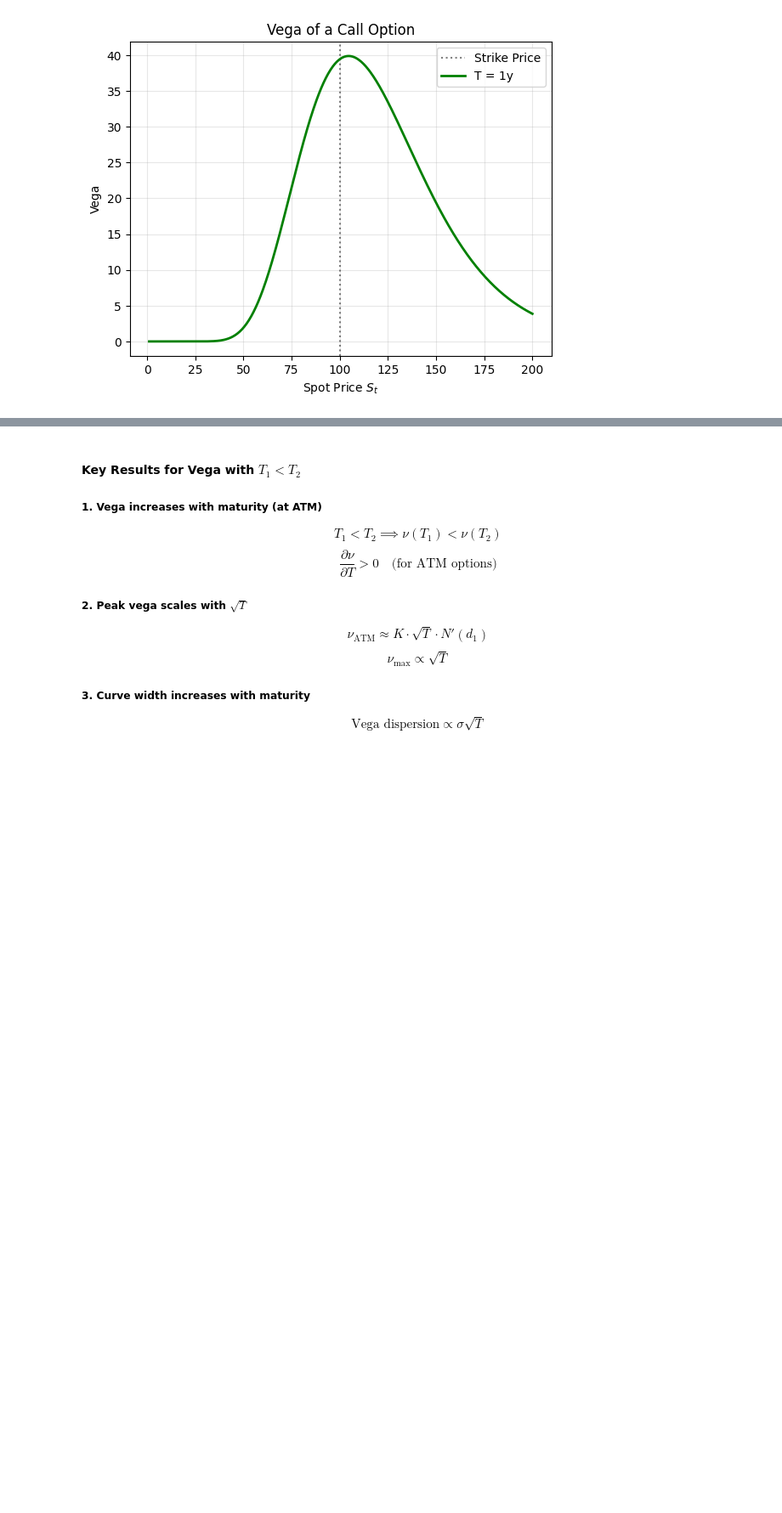
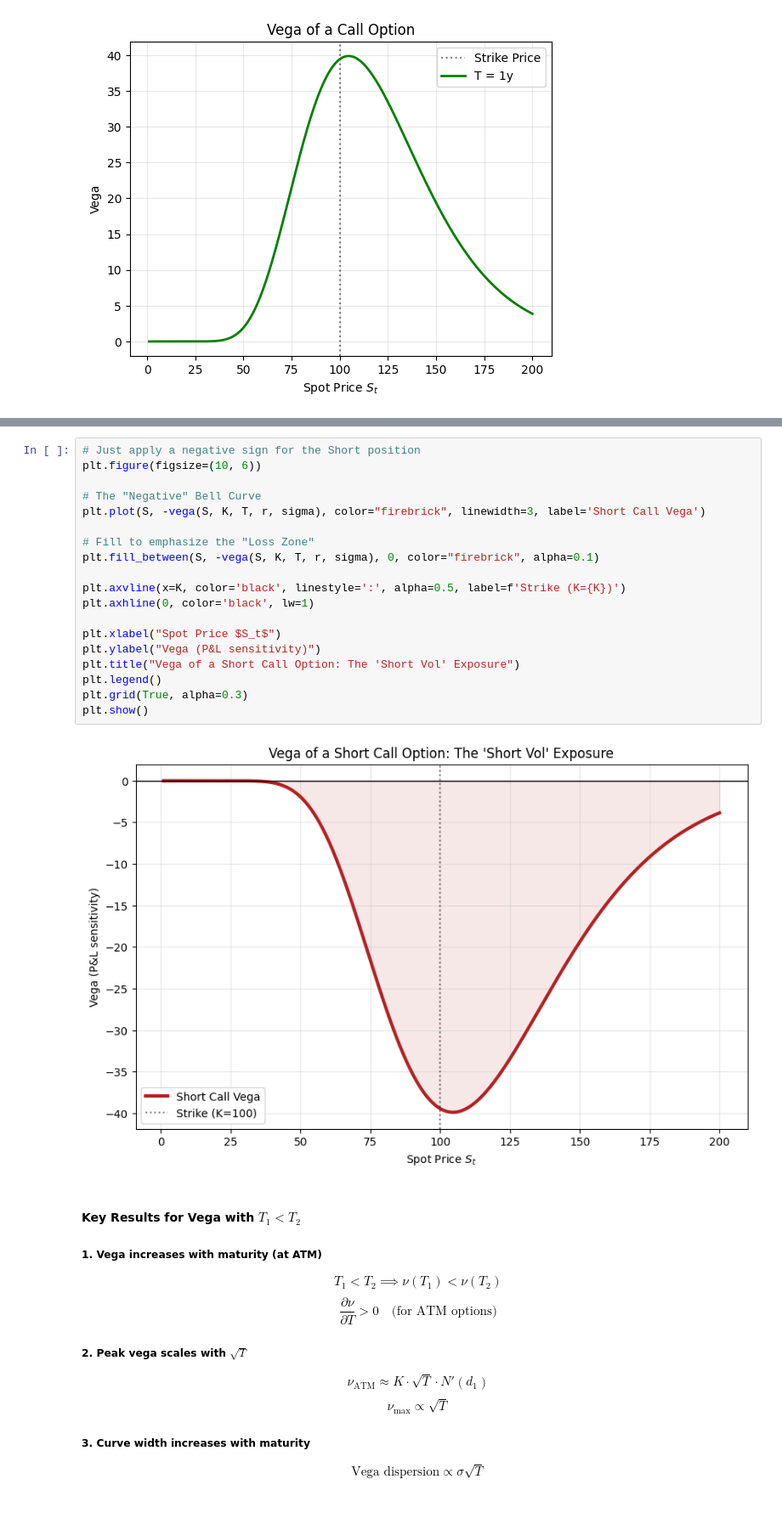
Before and after one commit to Mathis-14/Option_Pricing, a Jupyter notebook: option_basics/option_basics.ipynb, the cells around one changed output, grey strips where cells are left out. Shown at 85% size. Drawn from its saved outputs; the diff is of its cells as text; blank space fills up the shorter version.

```diff
--- a/option_basics/option_basics.ipynb
+++ b/option_basics/option_basics.ipynb
@@ -395,3 +409,24 @@ plt.show()
+# %%
+# Just apply a negative sign for the Short position
+plt.figure(figsize=(10, 6))
+
+# The "Negative" Bell Curve
+plt.plot(S, -vega(S, K, T, r, sigma), color="firebrick", linewidth=3, label='Short Call Vega')
+
+# Fill to emphasize the "Loss Zone"
+plt.fill_between(S, -vega(S, K, T, r, sigma), 0, color="firebrick", alpha=0.1)
+
+plt.axvline(x=K, color='black', linestyle=':', alpha=0.5, label=f'Strike (K={K})')
+plt.axhline(0, color='black', lw=1)
+
+plt.xlabel("Spot Price $S_t$")
+plt.ylabel("Vega (P&L sensitivity)")
+plt.title("Vega of a Short Call Option: The 'Short Vol' Exposure")
+plt.legend()
+plt.grid(True, alpha=0.3)
+plt.show()
+# %% [output]
+[figure, added]
 # %% [markdown]
 #### Key Results for Vega with $T_1 < T_2$
 ##### 1. Vega increases with maturity (at ATM)
```
Also changed, not shown: parts of 11 cells of this notebook, 1 other file.
